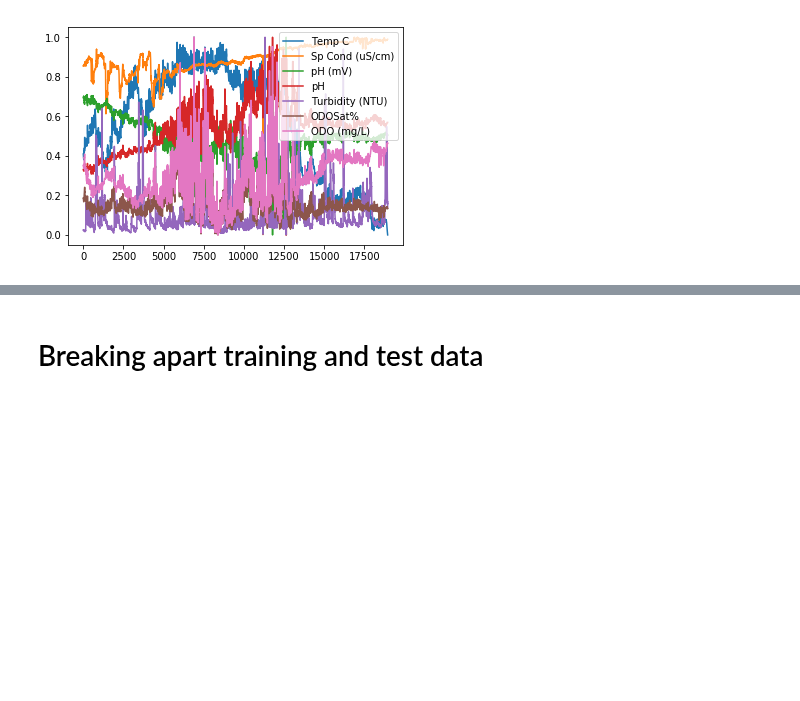
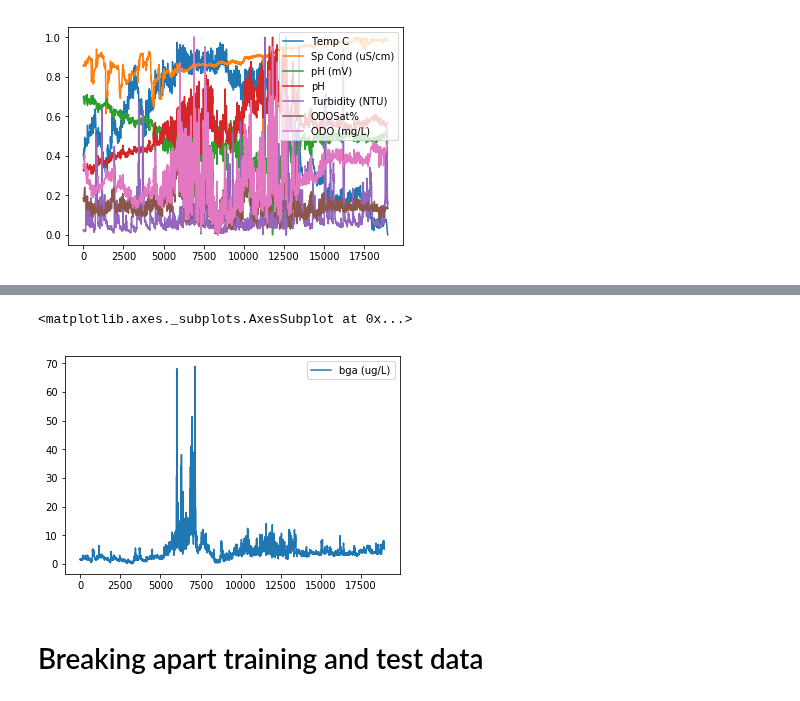
Before and after one commit to mccomackjp/algae-bloom-prediction, a Jupyter notebook: notebooks/models/rnn_prediction.ipynb, the cells around one changed output, grey strips where cells are left out. Drawn from its saved outputs; the diff is of its cells as text; code cells hidden in the pictures; blank space fills up the shorter version.

```diff
--- a/notebooks/models/rnn_prediction.ipynb
+++ b/notebooks/models/rnn_prediction.ipynb
@@ -177,2 +190,7 @@ dataset.plot.line()
+# %%
+df_train[['bga (ug/L)']].plot.line()
+# %% [output]
+<matplotlib.axes._subplots.AxesSubplot at 0x...>
+[figure, added]
 # %% [markdown]
 # Breaking apart training and test data
```
Also changed, not shown: parts of 9 cells of this notebook.
